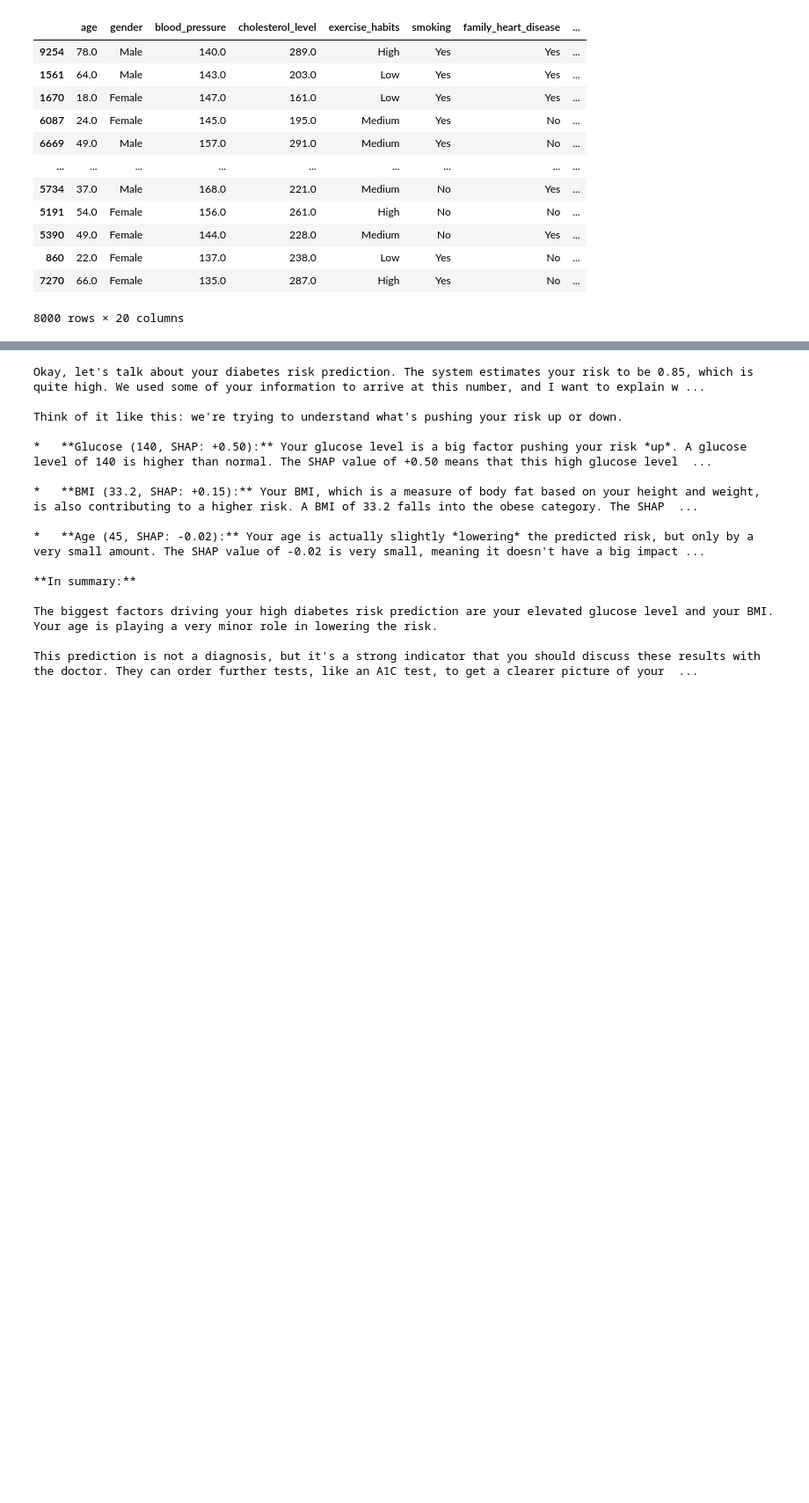
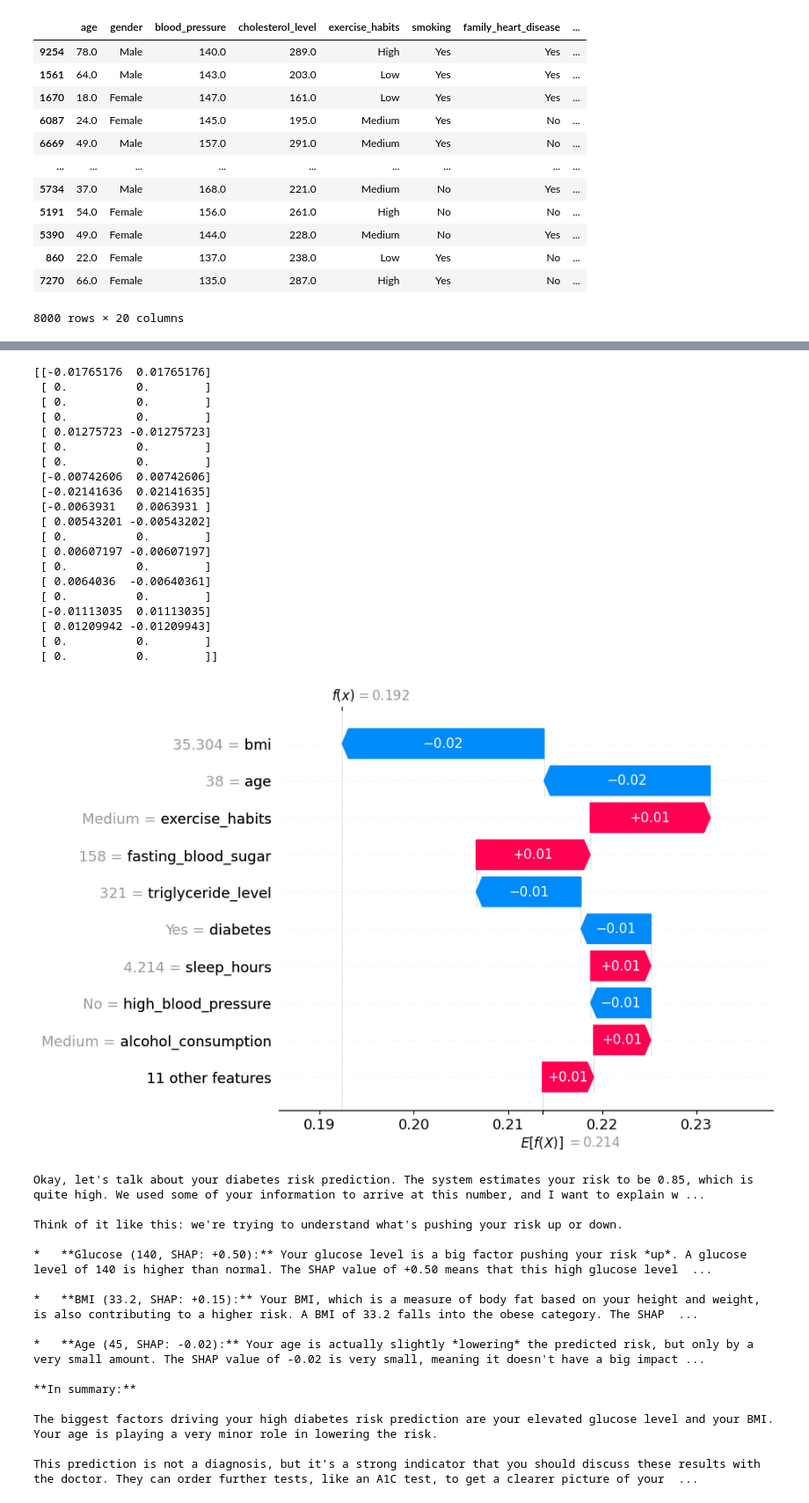
Before and after one commit to chauanphu/xdoc, a Jupyter notebook: training/heart.ipynb, the cells around one changed output, grey strips where cells are left out. Shown: that part at 88% size. Cells and saved outputs as stored; diff of their text form; code cells hidden in the pictures; blank space fills up the shorter version.

```diff
--- a/training/heart.ipynb
+++ b/training/heart.ipynb
@@ -385,0 +375,20 @@ shap.plots.waterfall(shap_explanation, max_display=10)
+# %%
+import numpy as np
+
+background_data = X_train.sample(n=100, random_state=42)
+
+def predict_fn(data):
+    """
+    Accepts raw data (NumPy array or DataFrame), wraps it into a DataFrame
+    with the correct columns, and returns pipeline.predict_proba output.
+    """
+    # If we got a NumPy array, convert it to DataFrame so ColumnTransformer can use column names
+    if not isinstance(data, pd.DataFrame):
+        data = pd.DataFrame(data, columns=X_train.columns)
+    # Now let the pipeline handle everything: preprocessing + model
+    return pipeline.predict_proba(data)
+
+explainer = shap.KernelExplainer(predict_fn, background_data)
+# %%
+X_explain_df = X_test.iloc[:50]
+shap_values = explainer.shap_values(X_explain_df)
@@ -386,3 +397,44 @@ shap.plots.waterfall(shap_explanation, max_display=10)
+# %%
+# 1. Extract SHAP values for the positive class and the instance you want to explain:
+#    shap_values has shape (n_obs, n_features, 2)
+shap_vals_pos = shap_values[:, :, 0]
+# 2. Choose the instance index you want to visualize (e.g., idx = 0)
+idx = 0
+instance_shap_values = shap_vals_pos[idx]             # shape: (n_features,)
+instance_features = X_explain_df.iloc[idx]           # pandas Series of feature values
+
+# 3. Get the base value (expected value) for the positive class:
+base_value = explainer.expected_value[1]
+shap.plots.waterfall(
+    shap.Explanation(
+        values=instance_shap_values,
+        base_values=base_value,
+        data=instance_features.values,
+        feature_names=X_train.columns.tolist()
+    )
+)
+# %% [output]
+[[-0.01765176  0.01765176]
+ [ 0.          0.        ]
+ [ 0.          0.        ]
+ [ 0.          0.        ]
+ [ 0.01275723 -0.01275723]
+ [ 0.          0.        ]
+ [ 0.          0.        ]
+ [-0.00742606  0.00742606]
+ [-0.02141636  0.02141635]
+ [-0.0063931   0.0063931 ]
+ [ 0.00543201 -0.00543202]
+ [ 0.          0.        ]
+ [ 0.00607197 -0.00607197]
+ [ 0.          0.        ]
+ [ 0.0064036  -0.00640361]
+ [ 0.          0.        ]
+ [-0.01113035  0.01113035]
+ [ 0.01209942 -0.01209943]
+ [ 0.          0.        ]
+ [ 0.          0.        ]]
+[figure, added]
 # %%
 import os
 from google import genai
```
Also changed, not shown: parts of 7 cells of this notebook.
